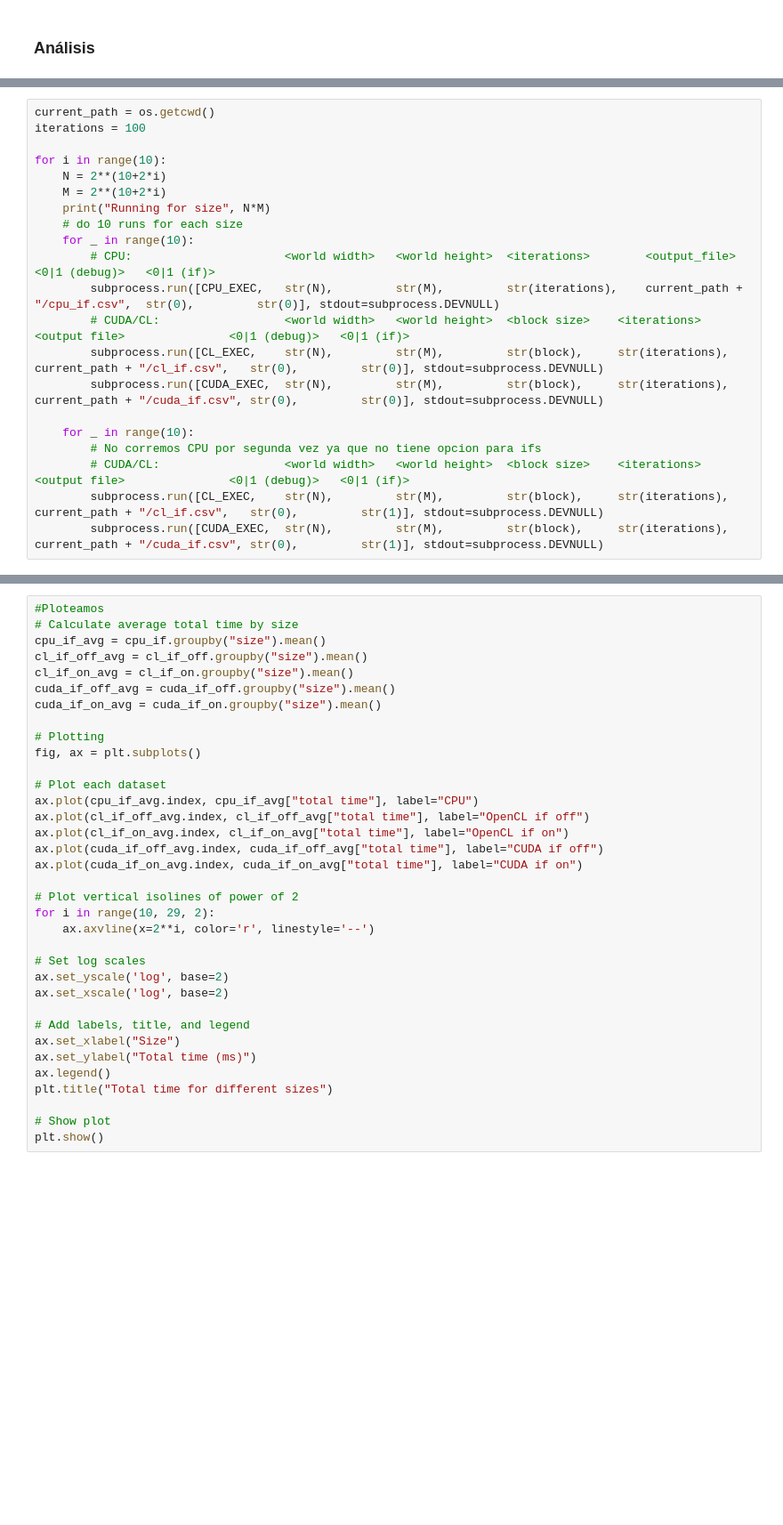
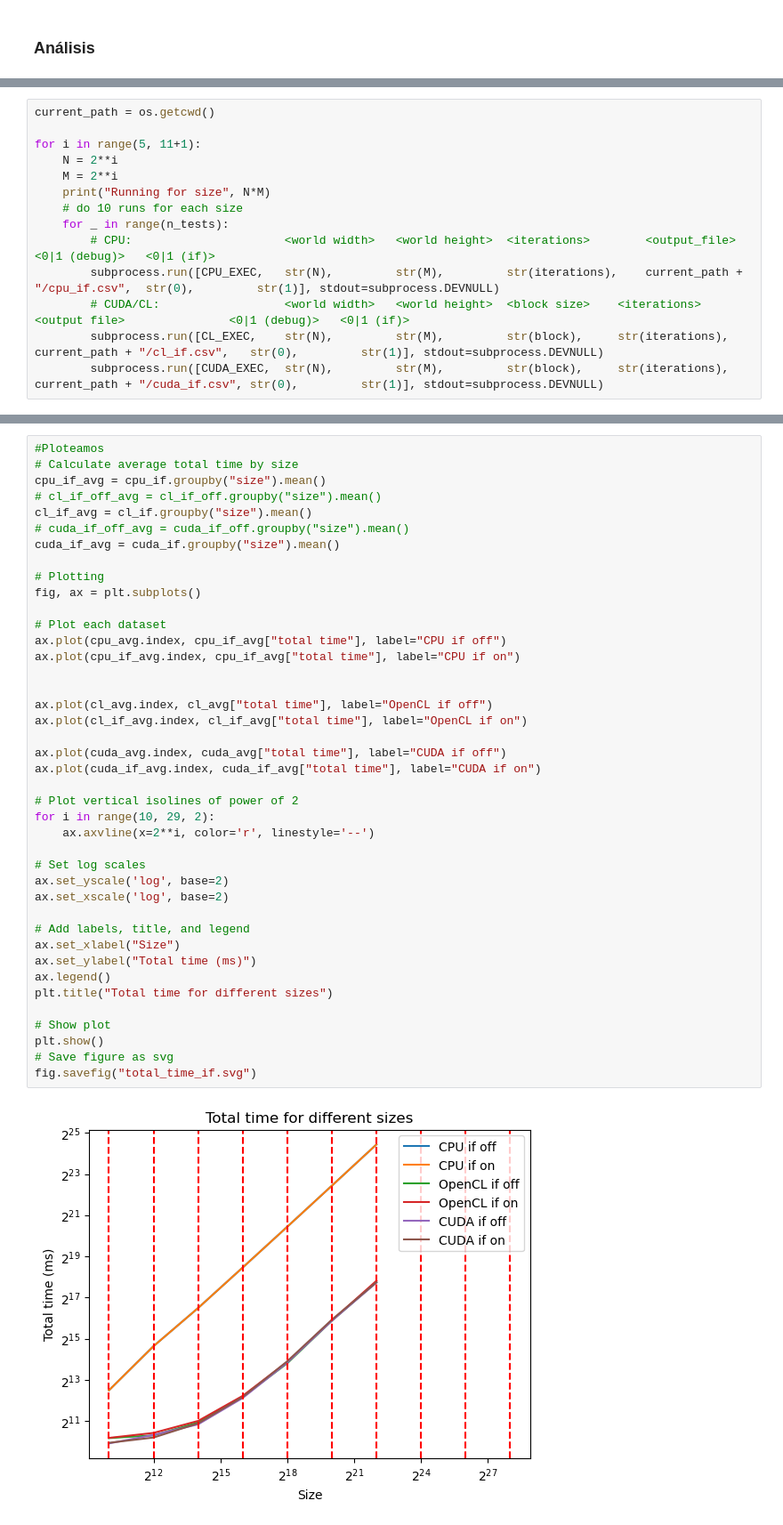
Before and after one commit to tcardenasc/CUDA-CL-GameOfLife, a Jupyter notebook: experiment/exp.ipynb, the cells around one changed output, grey strips where cells are left out. Shown: that part at 89% size. Saved outputs shown, nothing was run; the diff lists cells and outputs as text; blank space fills up the shorter version.

```diff
--- a/experiment/exp.ipynb
+++ b/experiment/exp.ipynb
@@ -211,22 +209,15 @@ Utilizar `ifs`, dejar fijo el tamaño de `block/local size` con tamaño de grill
     - Tamaño de grilla $N\times M$: Grillas cuadradas de tamaño $2^{10}$ a $2^{28}$ (incrementos de 2). De esta manera se usa de $2*1$ KB hasta $2*2^{8}$ MB de memoria ($0.5$ GB) (Se multiplica por 2 porque se necesitan tener 2 copias del mundo en memoria)
 # %%
 current_path = os.getcwd()
-iterations = 100
 
-for i in range(10):
-    N = 2**(10+2*i)
-    M = 2**(10+2*i)
+for i in range(5, 11+1):
+    N = 2**i
+    M = 2**i
     print("Running for size", N*M)
     # do 10 runs for each size
-    for _ in range(10):
+    for _ in range(n_tests):
         # CPU:                      <world width>   <world height>  <iterations>        <output_file>               <0|1 (debug)>   <0|1 (if)>
-        subprocess.run([CPU_EXEC,   str(N),         str(M),         str(iterations),    current_path + "/cpu_if.csv",  str(0),         str(0)], stdout=subprocess.DEVNULL)
-        # CUDA/CL:                  <world width>   <world height>  <block size>    <iterations>        <output file>               <0|1 (debug)>   <0|1 (if)>
-        subprocess.run([CL_EXEC,    str(N),         str(M),         str(block),     str(iterations),    current_path + "/cl_if.csv",   str(0),         str(0)], stdout=subprocess.DEVNULL)
-        subprocess.run([CUDA_EXEC,  str(N),         str(M),         str(block),     str(iterations),    current_path + "/cuda_if.csv", str(0),         str(0)], stdout=subprocess.DEVNULL)
-
-    for _ in range(10):
-        # No corremos CPU por segunda vez ya que no tiene opcion para ifs
+        subprocess.run([CPU_EXEC,   str(N),         str(M),         str(iterations),    current_path + "/cpu_if.csv",  str(0),         str(1)], stdout=subprocess.DEVNULL)
         # CUDA/CL:                  <world width>   <world height>  <block size>    <iterations>        <output file>               <0|1 (debug)>   <0|1 (if)>
         subprocess.run([CL_EXEC,    str(N),         str(M),         str(block),     str(iterations),    current_path + "/cl_if.csv",   str(0),         str(1)], stdout=subprocess.DEVNULL)
         subprocess.run([CUDA_EXEC,  str(N),         str(M),         str(block),     str(iterations),    current_path + "/cuda_if.csv", str(0),         str(1)], stdout=subprocess.DEVNULL)
@@ -258,38 +276,46 @@ print(cuda_if)
 # %%
 #Ploteamos
 # Calculate average total time by size
 cpu_if_avg = cpu_if.groupby("size").mean()
-cl_if_off_avg = cl_if_off.groupby("size").mean()
-cl_if_on_avg = cl_if_on.groupby("size").mean()
-cuda_if_off_avg = cuda_if_off.groupby("size").mean()
-cuda_if_on_avg = cuda_if_on.groupby("size").mean()
+# cl_if_off_avg = cl_if_off.groupby("size").mean()
+cl_if_avg = cl_if.groupby("size").mean()
+# cuda_if_off_avg = cuda_if_off.groupby("size").mean()
+cuda_if_avg = cuda_if.groupby("size").mean()
 
 # Plotting
 fig, ax = plt.subplots()
 
 # Plot each dataset
-ax.plot(cpu_if_avg.index, cpu_if_avg["total time"], label="CPU")
-ax.plot(cl_if_off_avg.index, cl_if_off_avg["total time"], label="OpenCL if off")
-ax.plot(cl_if_on_avg.index, cl_if_on_avg["total time"], label="OpenCL if on")
-ax.plot(cuda_if_off_avg.index, cuda_if_off_avg["total time"], label="CUDA if off")
-ax.plot(cuda_if_on_avg.index, cuda_if_on_avg["total time"], label="CUDA if on")
+ax.plot(cpu_avg.index, cpu_if_avg["total time"], label="CPU if off")
+ax.plot(cpu_if_avg.index, cpu_if_avg["total time"], label="CPU if on")
+
+
+ax.plot(cl_avg.index, cl_avg["total time"], label="OpenCL if off")
+ax.plot(cl_if_avg.index, cl_if_avg["total time"], label="OpenCL if on")
+
+ax.plot(cuda_avg.index, cuda_avg["total time"], label="CUDA if off")
+ax.plot(cuda_if_avg.index, cuda_if_avg["total time"], label="CUDA if on")
 
 # Plot vertical isolines of power of 2
 for i in range(10, 29, 2):
     ax.axvline(x=2**i, color='r', linestyle='--')
 
 # Set log scales
 ax.set_yscale('log', base=2)
 ax.set_xscale('log', base=2)
 
 # Add labels, title, and legend
 ax.set_xlabel("Size")
 ax.set_ylabel("Total time (ms)")
 ax.legend()
 plt.title("Total time for different sizes")
 
 # Show plot
 plt.show()
+# Save figure as svg
+fig.savefig("total_time_if.svg")
+# %% [output]
+[figure, added]
 # %% [markdown]
 ## Experimento 3
 Número de células evaluadas por segundo para varios tamaños de bloque
```
Also changed, not shown: parts of 17 cells of this notebook, 25 other files.
